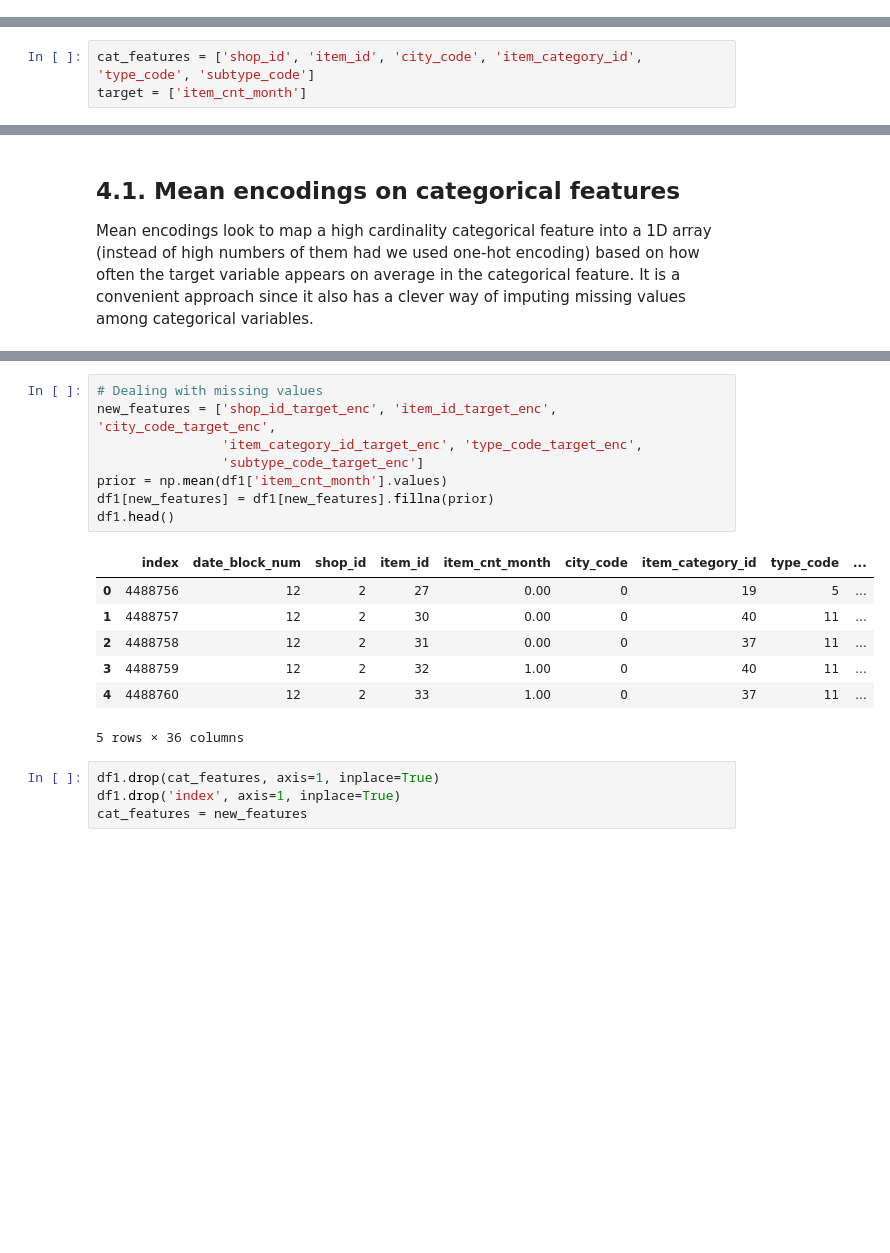
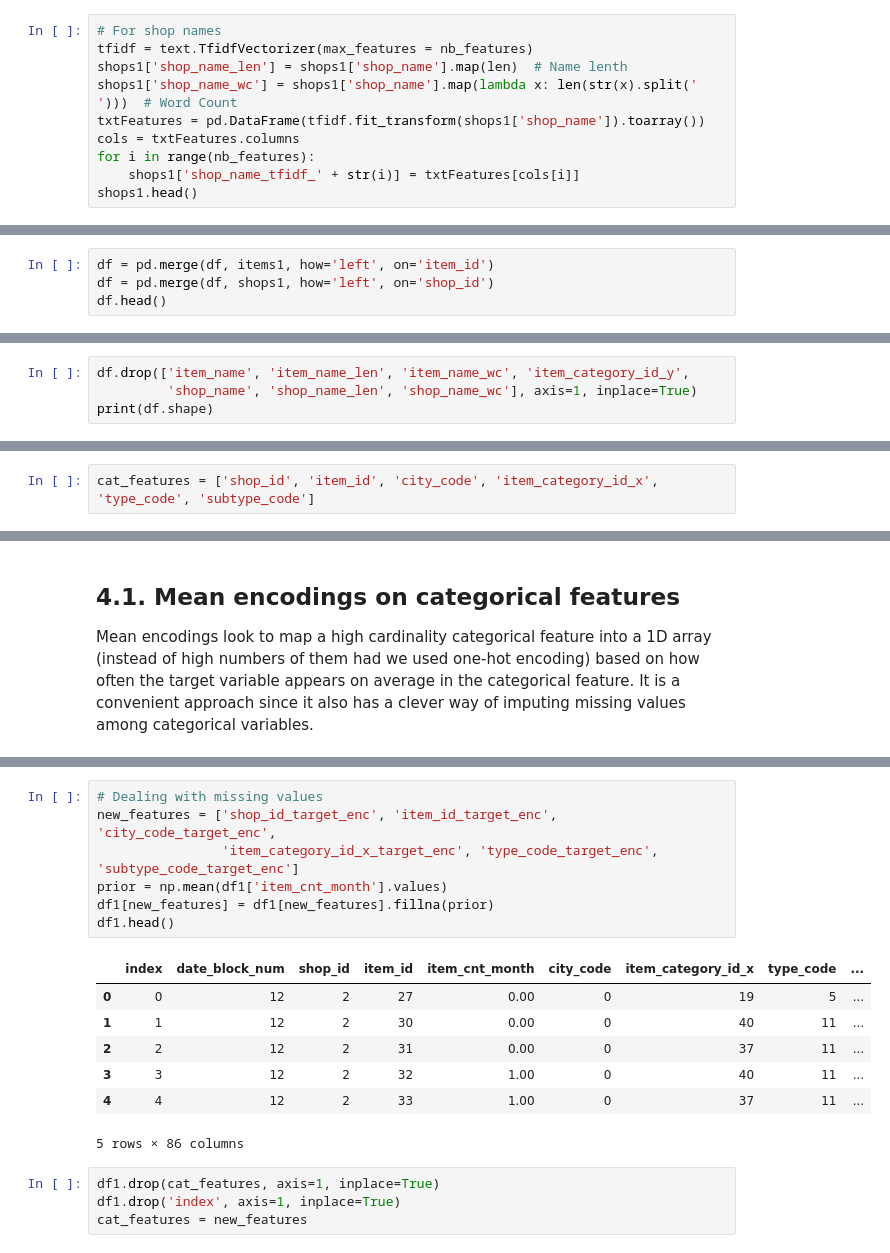
Before and after one commit to SJD1882/MOOC-Coursera-Advanced-Machine-Learning, a Jupyter notebook: 2 - How to Win a Data Science Competition/6 - Kaggle Competition Final Project/Assignment 6 - Kaggle Competition Final Project (Predict Future Sales).ipynb, the cells around one changed output, grey strips where cells are left out. Drawn from its saved outputs; the diff is of its cells as text; blank space fills up the shorter version.

```diff
--- a/2 - How to Win a Data Science Competition/6 - Kaggle Competition Final Project/Assignment 6 - Kaggle Competition Final Project (Predict Future Sales).ipynb
+++ b/2 - How to Win a Data Science Competition/6 - Kaggle Competition Final Project/Assignment 6 - Kaggle Competition Final Project (Predict Future Sales).ipynb
@@ -242,0 +271,10 @@ shops.head()
+# %%
+# For shop names
+tfidf = text.TfidfVectorizer(max_features = nb_features)
+shops1['shop_name_len'] = shops1['shop_name'].map(len)  # Name lenth
+shops1['shop_name_wc'] = shops1['shop_name'].map(lambda x: len(str(x).split(' ')))  # Word Count
+txtFeatures = pd.DataFrame(tfidf.fit_transform(shops1['shop_name']).toarray())
+cols = txtFeatures.columns
+for i in range(nb_features):
+    shops1['shop_name_tfidf_' + str(i)] = txtFeatures[cols[i]]
+shops1.head()
@@ -521,0 +581,4 @@ for col in df.columns:
+# %%
+df = pd.merge(df, items1, how='left', on='item_id')
+df = pd.merge(df, shops1, how='left', on='shop_id')
+df.head()
@@ -539,0 +613,4 @@ array(['date_block_num', 'shop_id', 'item_id', 'item_cnt_month',
+# %%
+df.drop(['item_name', 'item_name_len', 'item_name_wc', 'item_category_id_y',
+         'shop_name', 'shop_name_len', 'shop_name_wc'], axis=1, inplace=True)
+print(df.shape)
@@ -540,3 +619,2 @@ array(['date_block_num', 'shop_id', 'item_id', 'item_cnt_month',
 # %%
-cat_features = ['shop_id', 'item_id', 'city_code', 'item_category_id', 'type_code', 'subtype_code']
-target = ['item_cnt_month']
+cat_features = ['shop_id', 'item_id', 'city_code', 'item_category_id_x', 'type_code', 'subtype_code']
@@ -655,19 +738,18 @@ print(new_features)
 # %%
 # Dealing with missing values
 new_features = ['shop_id_target_enc', 'item_id_target_enc', 'city_code_target_enc',
-                'item_category_id_target_enc', 'type_code_target_enc',
-                'subtype_code_target_enc']
+                'item_category_id_x_target_enc', 'type_code_target_enc', 'subtype_code_target_enc']
 prior = np.mean(df1['item_cnt_month'].values)
 df1[new_features] = df1[new_features].fillna(prior)
 df1.head()
 # %% [output]
-|  | index | date_block_num | shop_id | item_id | item_cnt_month | city_code | item_category_id | type_code | ... |
-| 0 | 4488756 | 12 | 2 | 27 | 0.00 | 0 | 19 | 5 | ... |
-| 1 | 4488757 | 12 | 2 | 30 | 0.00 | 0 | 40 | 11 | ... |
-| 2 | 4488758 | 12 | 2 | 31 | 0.00 | 0 | 37 | 11 | ... |
-| 3 | 4488759 | 12 | 2 | 32 | 1.00 | 0 | 40 | 11 | ... |
-| 4 | 4488760 | 12 | 2 | 33 | 1.00 | 0 | 37 | 11 | ... |
+|  | index | date_block_num | shop_id | item_id | item_cnt_month | city_code | item_category_id_x | type_code | ... |
+| 0 | 0 | 12 | 2 | 27 | 0.00 | 0 | 19 | 5 | ... |
+| 1 | 1 | 12 | 2 | 30 | 0.00 | 0 | 40 | 11 | ... |
+| 2 | 2 | 12 | 2 | 31 | 0.00 | 0 | 37 | 11 | ... |
+| 3 | 3 | 12 | 2 | 32 | 1.00 | 0 | 40 | 11 | ... |
+| 4 | 4 | 12 | 2 | 33 | 1.00 | 0 | 37 | 11 | ... |
-5 rows × 36 columns
+5 rows × 86 columns
 # %%
 df1.drop(cat_features, axis=1, inplace=True)
 df1.drop('index', axis=1, inplace=True)
```
Also changed, not shown: parts of 81 cells of this notebook, 16 other files.
